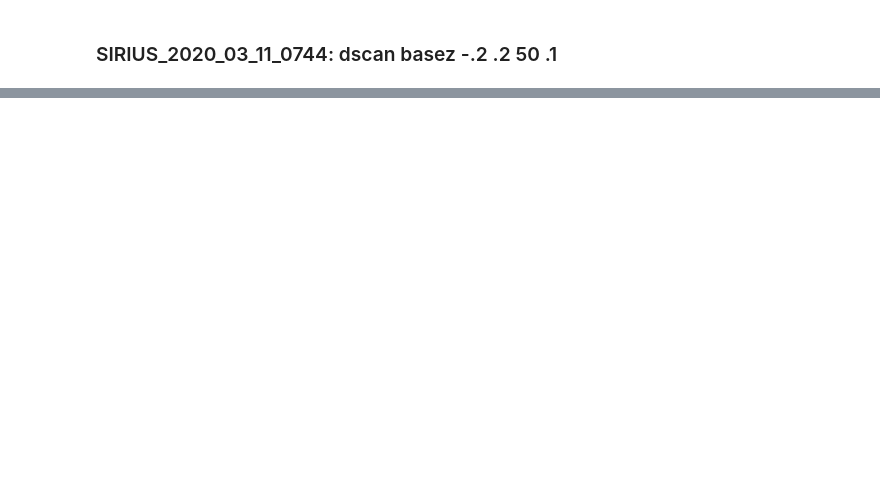
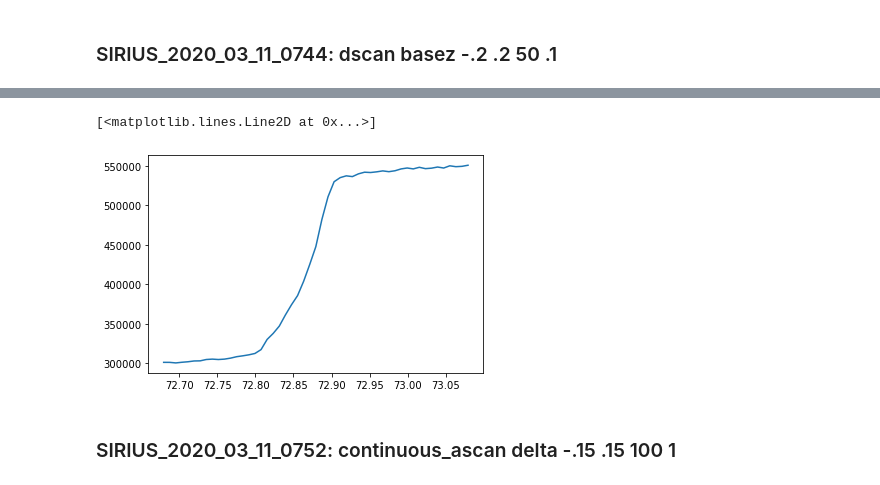
Before and after one commit to ArnaudHemmerle/JupyLabBook, a Jupyter notebook: JupyLabBook.ipynb, the cells around one changed output, grey strips where cells are left out. Drawn from its saved outputs; the diff is of its cells as text; code cells hidden in the pictures; blank space fills up the shorter version.

Commit message:
Rewrite Plot1D functions

```diff
--- a/JupyLabBook.ipynb
+++ b/JupyLabBook.ipynb
@@ -103,0 +137,3 @@ AttributeError: 'Scan' object has no attribute 'xLabel'
+# %%
+xData, yData, yFit =\
+Sensors1D.GaussianRepartitionFit(nxs_filename='SIRIUS_2020_03_11_0744.nxs', recording_dir = expt.recording_dir,xLabel='basez', yLabel='camxdeflected', verbose=False)
@@ -103,0 +142,7 @@ AttributeError: 'Scan' object has no attribute 'xLabel'
+# %%
+plt.plot(xData, yData)
+# %% [output]
+[<matplotlib.lines.Line2D at 0x...>]
+[figure, added]
+# %% [markdown]
+### SIRIUS_2020_03_11_0752: continuous_ascan delta -.15 .15 100 1
```
Also changed, not shown: parts of 10 cells of this notebook, 2 other files.
